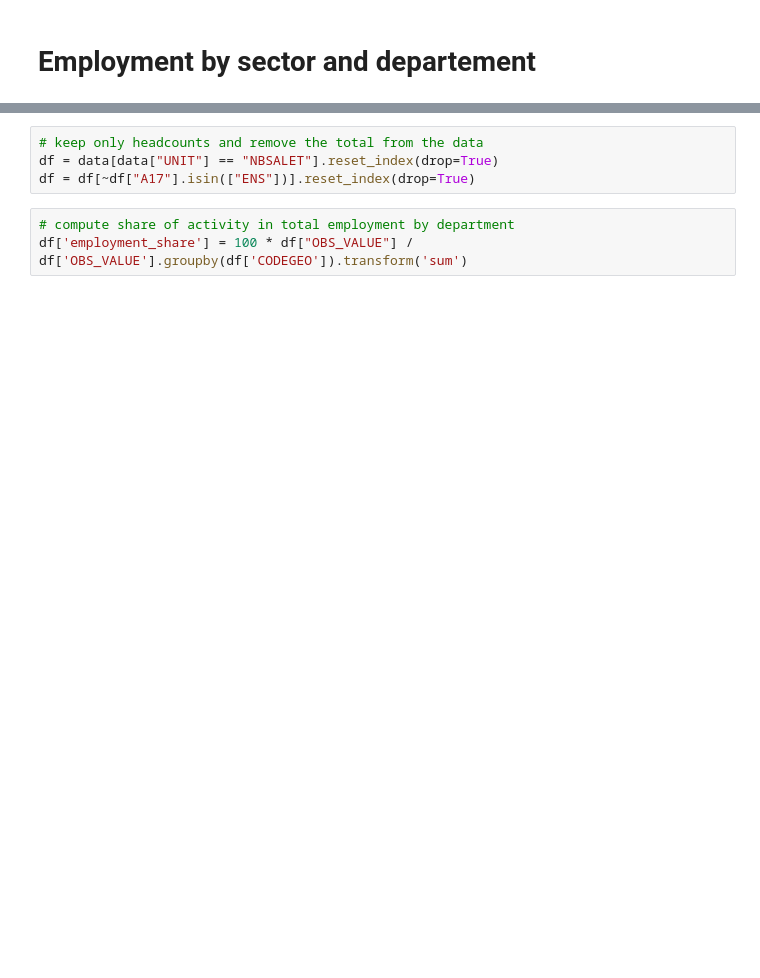
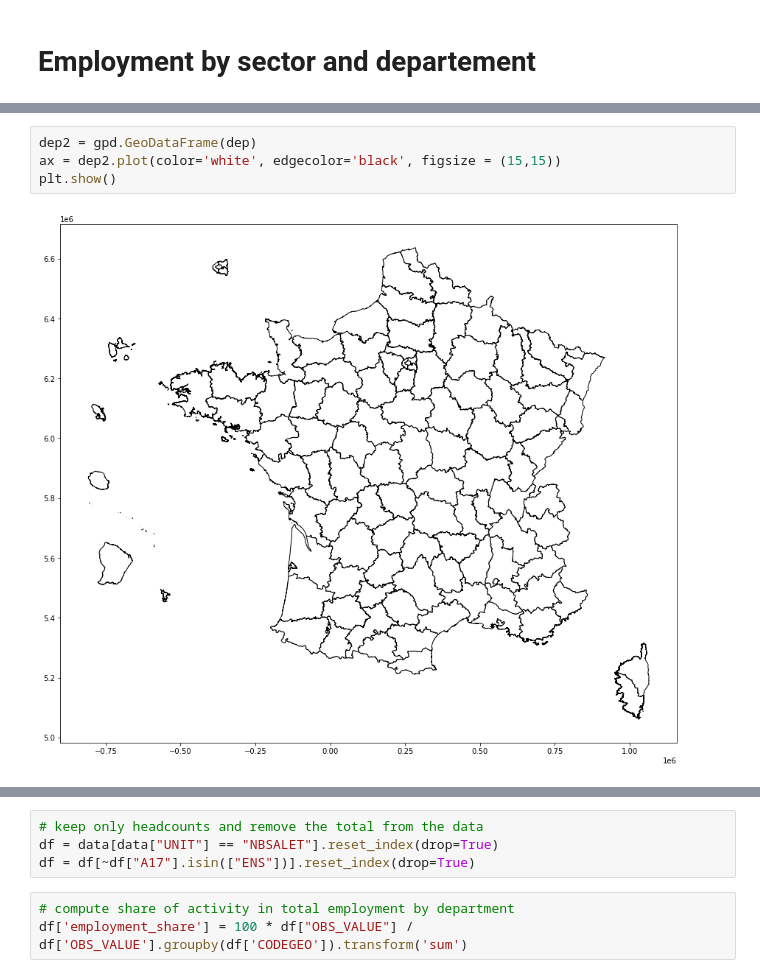
Before and after one commit to tfardet/pynsee, a Jupyter notebook: docs/examples/example_empl_sector_dep.ipynb, the cells around one changed output, grey strips where cells are left out. Drawn from its saved outputs; the diff is of its cells as text; blank space fills up the shorter version.

```diff
--- a/docs/examples/example_empl_sector_dep.ipynb
+++ b/docs/examples/example_empl_sector_dep.ipynb
@@ -40,3 +54,9 @@ Set update=True to get the most up-to-date data
+# %%
+dep2 = gpd.GeoDataFrame(dep)
+ax = dep2.plot(color='white', edgecolor='black', figsize = (15,15))
+plt.show()
+# %% [output]
+[figure, added]
 # %%
 # get local data from INSEE API
 data = get_local_data(dataset_version = 'GEO2020FLORES2017',
```
Also changed, not shown: parts of 7 cells of this notebook.
